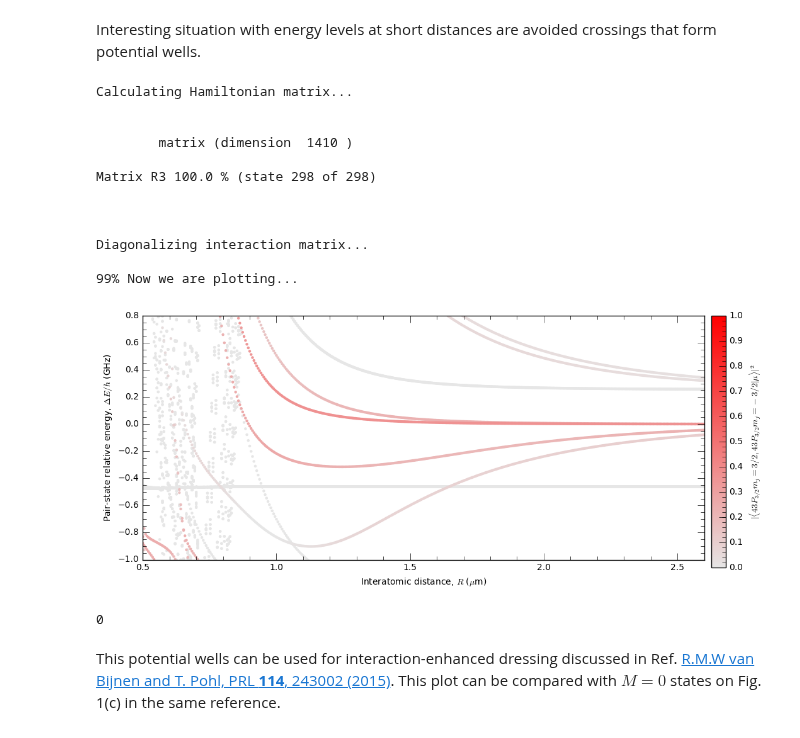
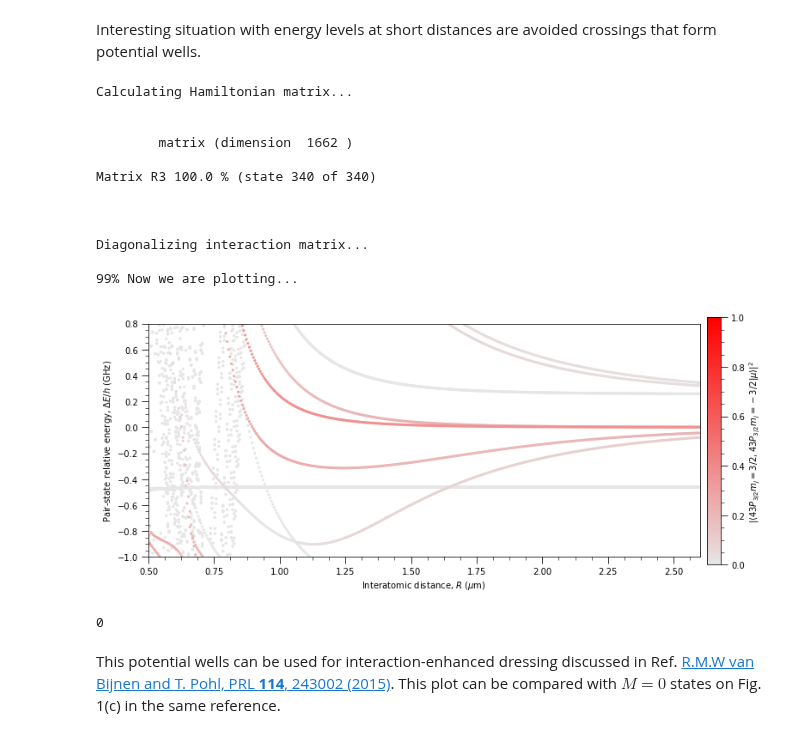
Before and after one commit to nikolasibalic/ARC-Alkali-Rydberg-Calculator, a Jupyter notebook: doc/Rydberg_atoms_a_primer_notebook.ipynb, the cells around one changed output. Drawn from its saved outputs; the diff is of its cells as text; code cells hidden in the pictures.

```diff
--- a/doc/Rydberg_atoms_a_primer_notebook.ipynb
+++ b/doc/Rydberg_atoms_a_primer_notebook.ipynb
@@ -1101,27 +1102,27 @@ offset =  0.000317651244569
 Interesting situation with energy levels at short distances are avoided crossings that form potential wells.
 # %%
 calculation1 = PairStateInteractions(Rubidium(), 43, 1, 1.5, 43, 1, 1.5, 1.5, -1.5,interactionsUpTo = 1)
-calculation1.defineBasis( 0., 0., 5, 5,25e9,progressOutput=True)
+calculation1.defineBasis( 0., 0., 5, 5,30e9,progressOutput=True)
 calculation1.diagonalise(np.linspace(0.5,2.6,400),100,progressOutput=True)
 
 calculation1.plotLevelDiagram()
 calculation1.ax.set_xlim(0.5,2.6)
 calculation1.ax.set_ylim(-1.0,0.8)
 calculation1.showPlot(interactive=False)
 # %% [output]
 Calculating Hamiltonian matrix...
 
 
-        matrix (dimension  1410 )
+        matrix (dimension  1662 )
 
-Matrix R3 100.0 % (state 298 of 298)
+Matrix R3 100.0 % (state 340 of 340)
 
 
 
 Diagonalizing interaction matrix...
 
 99% Now we are plotting...
-[figure, old version]
+[figure, new version]
 0
 # %% [markdown]
 This potential wells can be used for interaction-enhanced dressing discussed in Ref. [R.M.W van Bijnen and T. Pohl, PRL **114**, 243002 (2015)](http://journals.aps.org/prl/abstract/10.1103/PhysRevLett.114.243002). This plot can be compared with $M=0$ states on Fig. 1(c) in the same reference.
```
Also changed, not shown: parts of 9 cells of this notebook.
